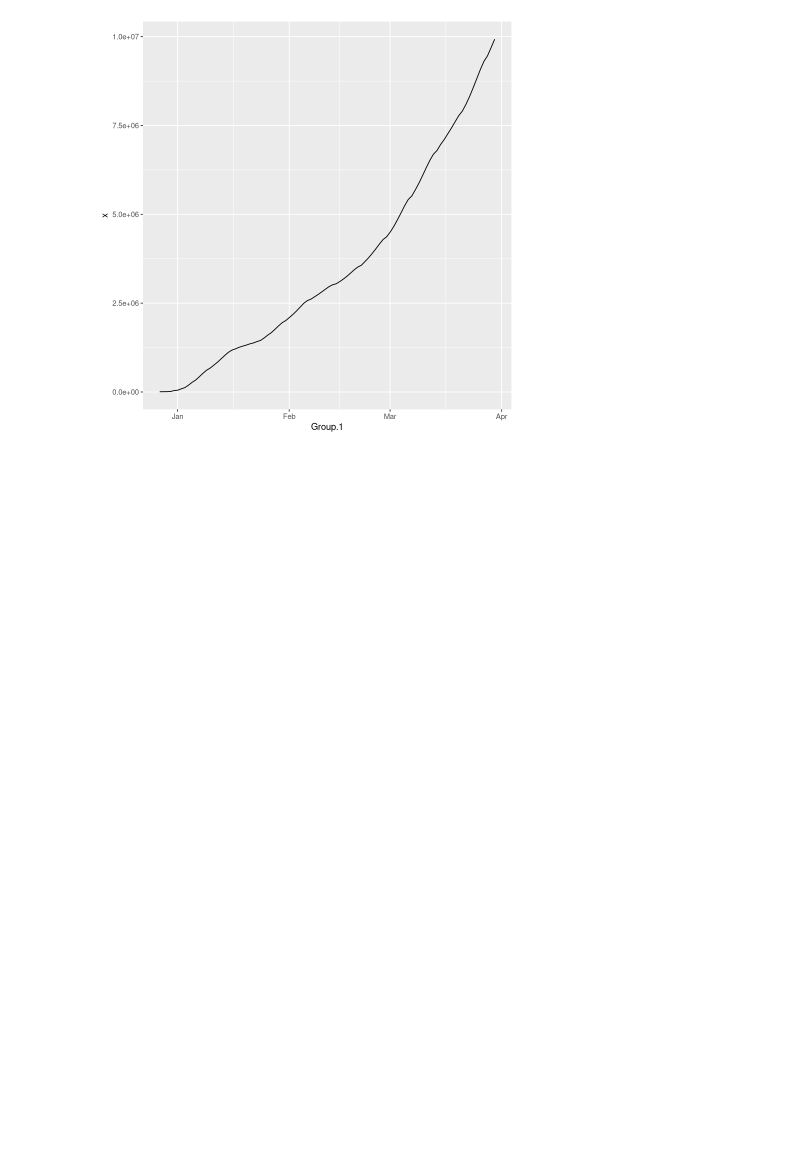
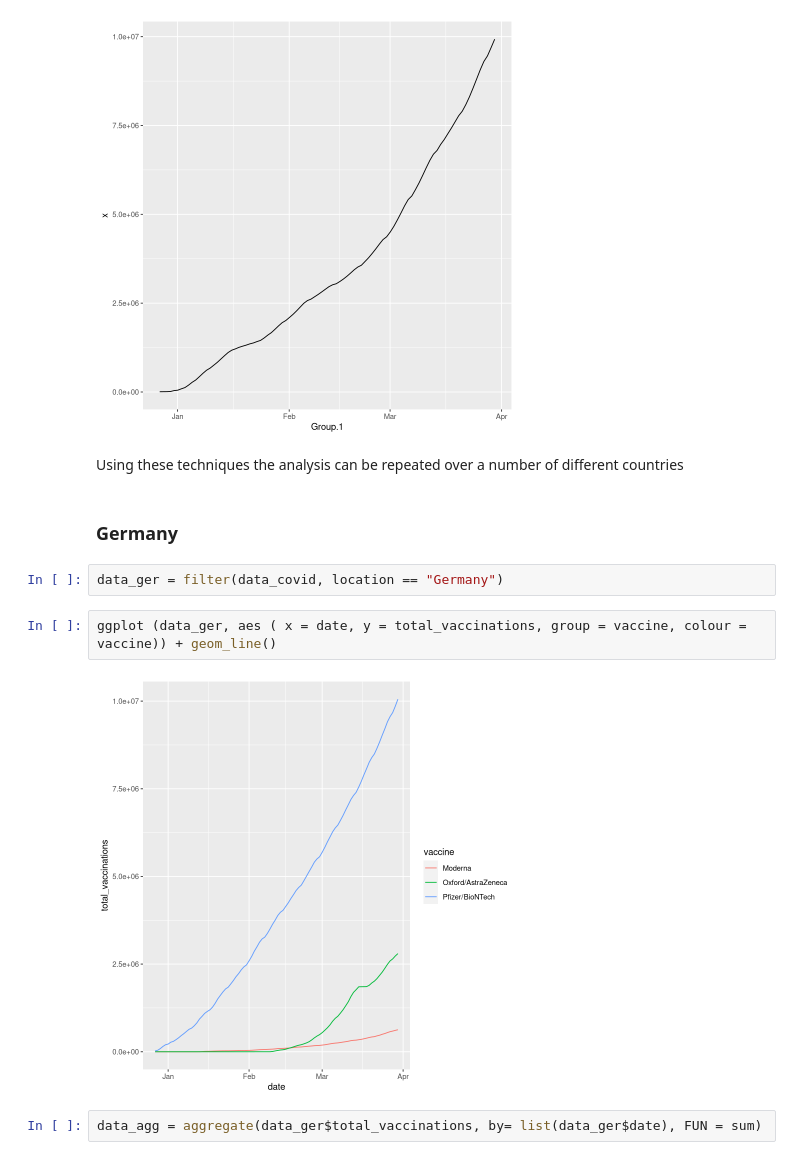
Before and after one commit to Confizolo/PoDProjects, a Jupyter notebook: ASfPA/Ex01/Ex01.ipynb, the cells around one changed output. Cells and saved outputs as stored; diff of their text form; blank space fills up the shorter version.

```diff
--- a/ASfPA/Ex01/Ex01.ipynb
+++ b/ASfPA/Ex01/Ex01.ipynb
@@ -170,3 +207,15 @@ data_agg = aggregate(data_ita$total_vaccinations, by= list(data_ita$date), FUN =
 ggplot (data_agg, aes ( x = Group.1, y = x), FUN = sum) + geom_line()
 # %% [output]
 [figure]
+# %% [markdown]
+Using these techniques the analysis can be repeated over a number of different countries
+# %% [markdown]
+### Germany
+# %%
+data_ger = filter(data_covid, location == "Germany")
+# %%
+ggplot (data_ger, aes ( x = date, y = total_vaccinations, group = vaccine, colour = vaccine)) + geom_line()
+# %% [output]
+[figure, added]
+# %%
+data_agg = aggregate(data_ger$total_vaccinations, by= list(data_ger$date), FUN = sum)
```
Also changed, not shown: parts of 56 cells of this notebook, 2 other files.
